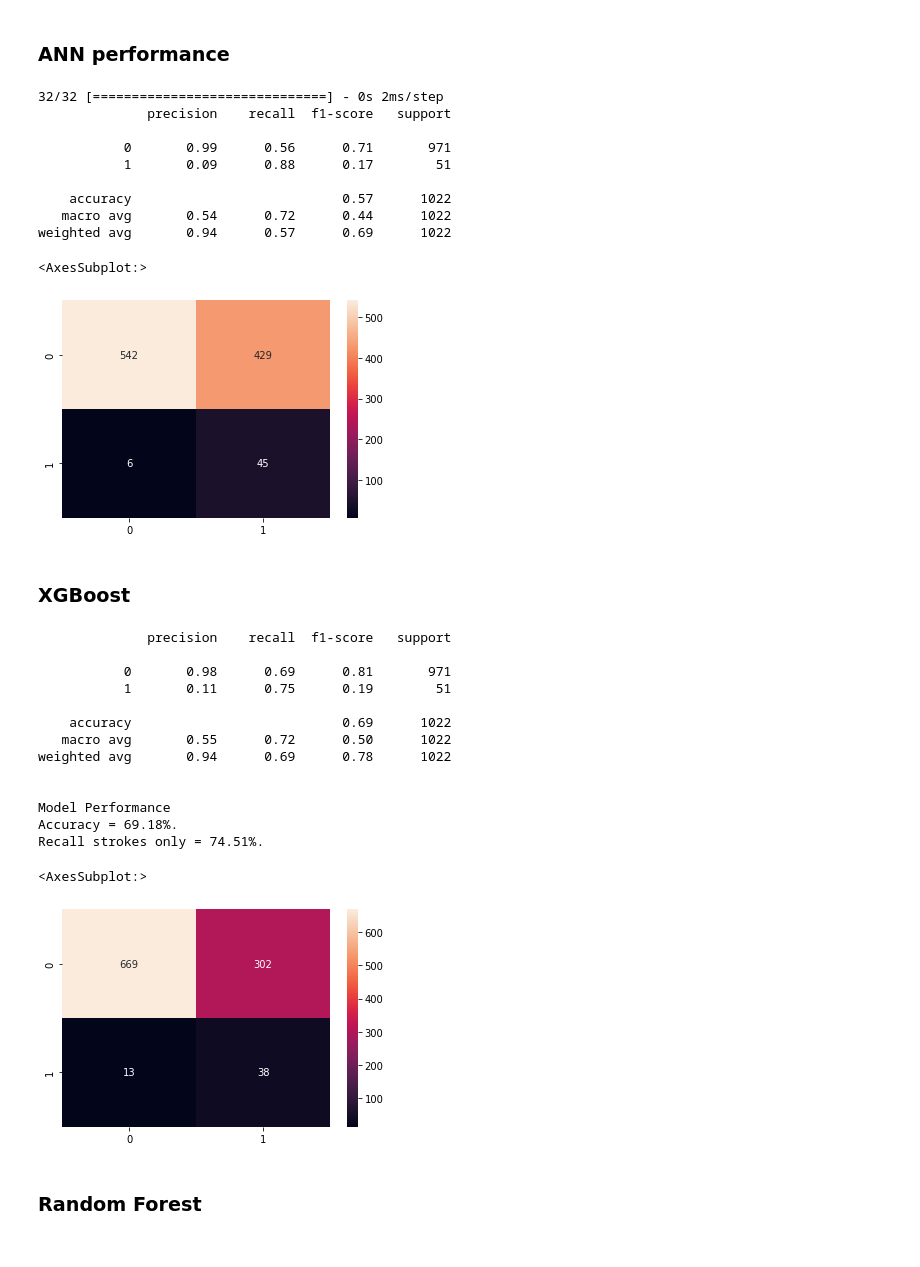
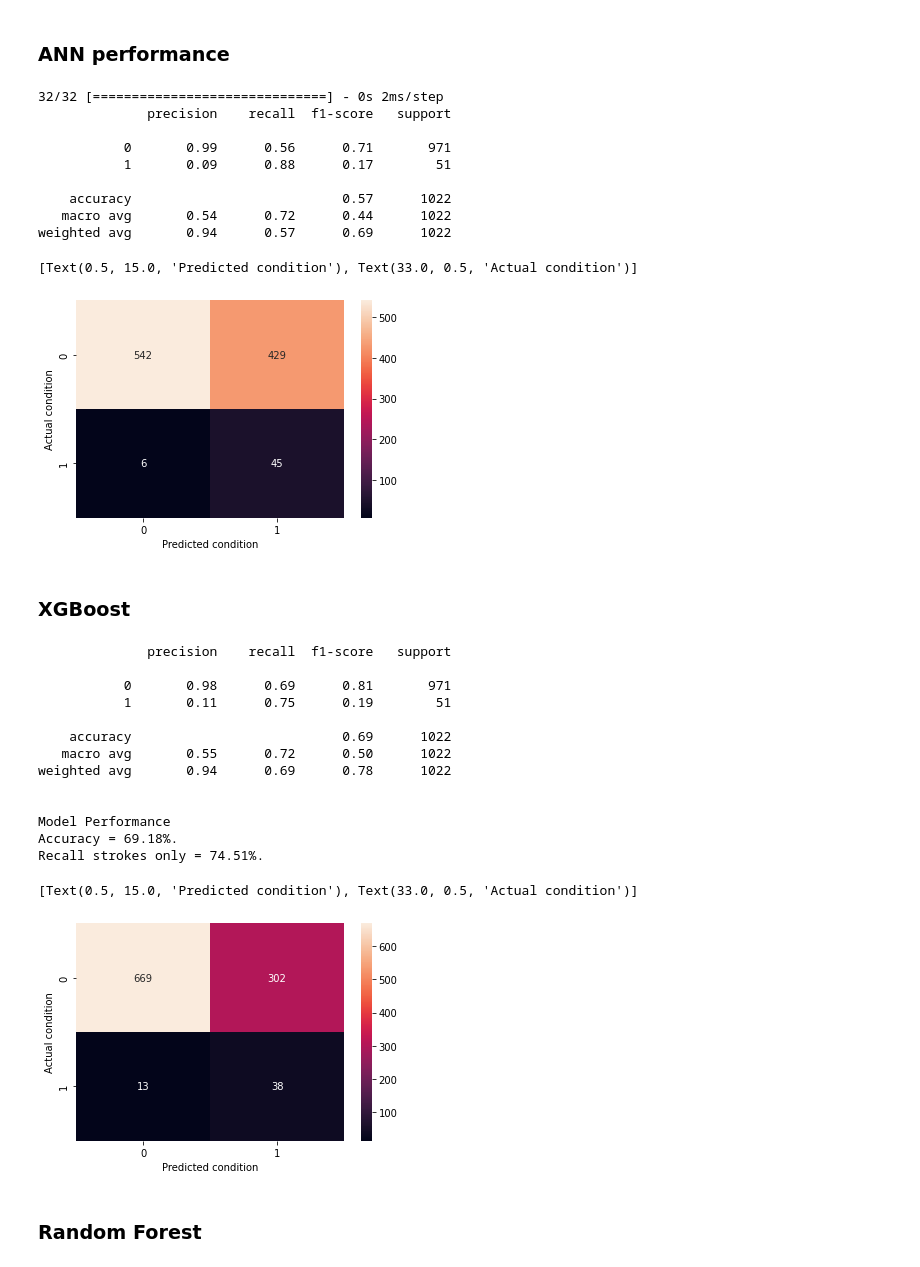
Before and after one commit to katrinenymann/data_science_exam, a Jupyter notebook: interpret_results.ipynb, the cells around one changed output. Saved outputs shown, nothing was run; the diff lists cells and outputs as text; code cells hidden in the pictures.

```diff
--- a/interpret_results.ipynb
+++ b/interpret_results.ipynb
@@ -46,7 +46,8 @@ print(classification_report(y_test,prediction))
 
 cf = confusion_matrix(y_test,prediction)
 import seaborn as sns
-sns.heatmap(cf, annot=True, fmt='g')
+s = sns.heatmap(cf, annot=True, fmt='g')
+s.set(xlabel='Predicted condition', ylabel='Actual condition')
 # %% [output]
 32/32 [==============================] - 0s 2ms/step
               precision    recall  f1-score   support
@@ -57,33 +58,34 @@ sns.heatmap(cf, annot=True, fmt='g')
     accuracy                           0.57      1022
    macro avg       0.54      0.72      0.44      1022
 weighted avg       0.94      0.57      0.69      1022
-<AxesSubplot:>
+[Text(0.5, 15.0, 'Predicted condition'), Text(33.0, 0.5, 'Actual condition')]
-[figure, old version]
+[figure, new version]
 # %% [markdown]
 ### XGBoost
 # %%
 y_pred = XGB.predict(X_test) # Make predictions
 print(classification_report(y_test,y_pred))
 print()
 cf = confusion_matrix(y_test,y_pred)
 XGB_performance = performance.evaluate(test_labels = y_test, predictions = y_pred)
-sns.heatmap(cf, annot = True, fmt='g')
+s = sns.heatmap(cf, annot=True, fmt='g')
+s.set(xlabel='Predicted condition', ylabel='Actual condition')
 # %% [output]
               precision    recall  f1-score   support
 
            0       0.98      0.69      0.81       971
            1       0.11      0.75      0.19        51
 
     accuracy                           0.69      1022
    macro avg       0.55      0.72      0.50      1022
 weighted avg       0.94      0.69      0.78      1022
 
 
 Model Performance
 Accuracy = 69.18%.
 Recall strokes only = 74.51%.
-<AxesSubplot:>
+[Text(0.5, 15.0, 'Predicted condition'), Text(33.0, 0.5, 'Actual condition')]
-[figure, old version]
+[figure, new version]
 # %% [markdown]
 ### Random Forest
 # %%
```
Also changed, not shown: parts of 8 cells of this notebook.
